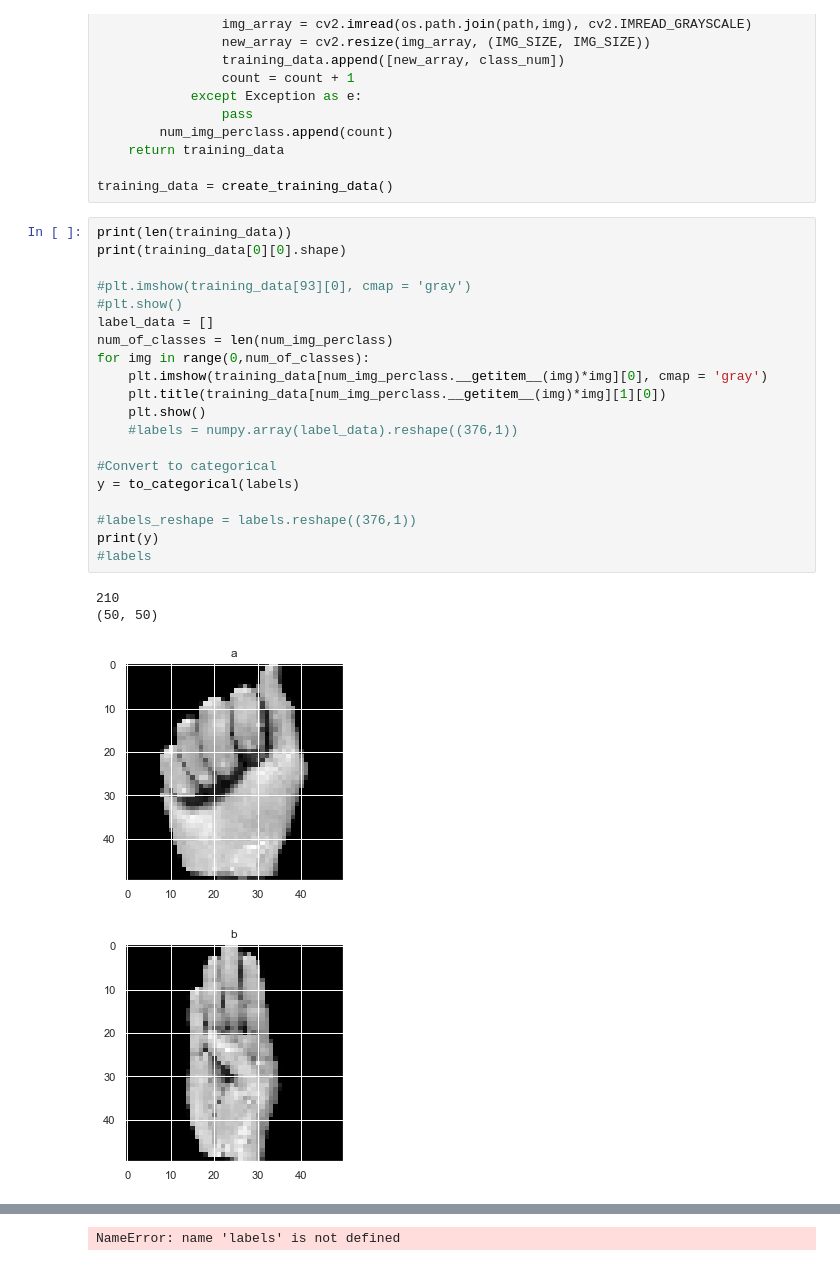
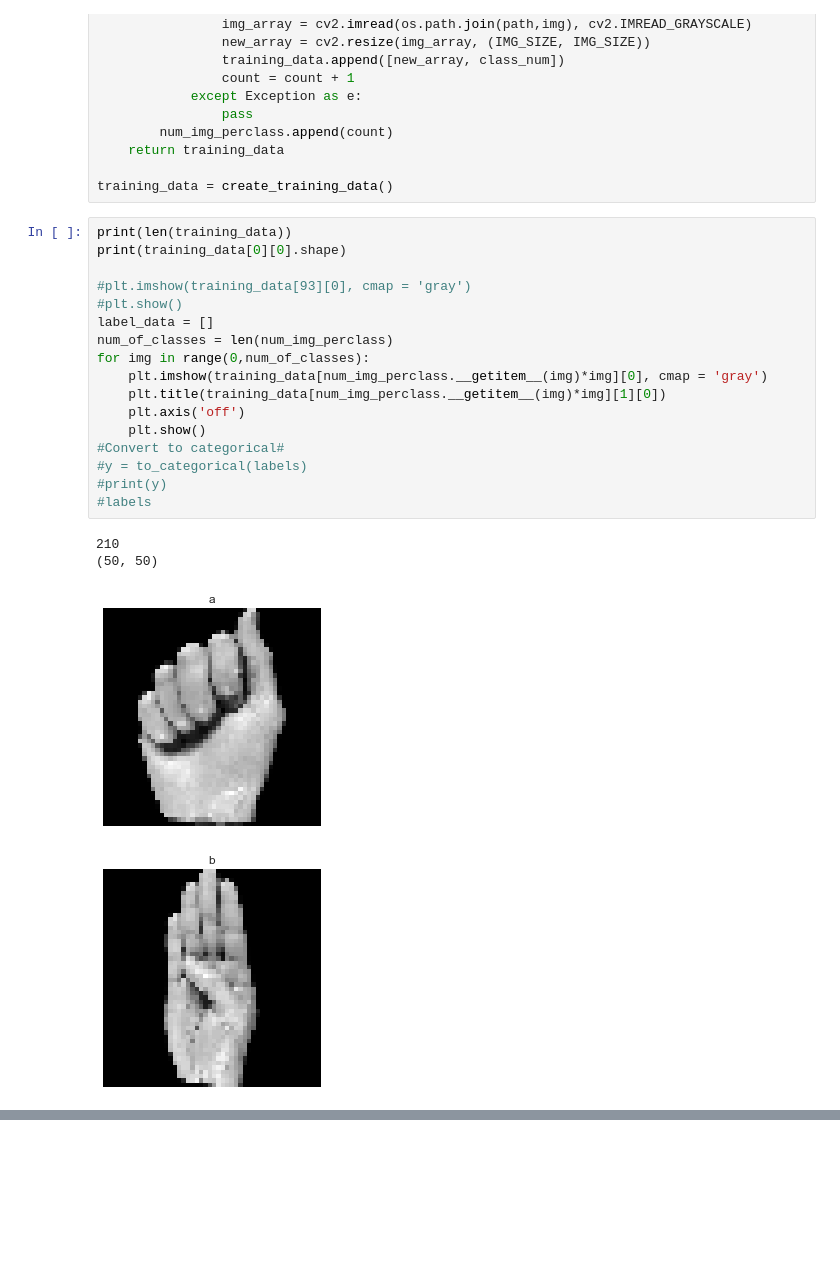
Before and after one commit to MaKaylajb/Machine-learning-for-ASL--detection-, a Jupyter notebook: ASL-data.ipynb, the cells around one changed output, grey strips where cells are left out. Saved outputs shown, nothing was run; the diff lists cells and outputs as text; blank space fills up the shorter version.

```diff
--- a/ASL-data.ipynb
+++ b/ASL-data.ipynb
@@ -57,25 +57,22 @@ training_data = create_training_data()
 # %%
 print(len(training_data))
 print(training_data[0][0].shape)
 
 #plt.imshow(training_data[93][0], cmap = 'gray')
 #plt.show()
 label_data = []
 num_of_classes = len(num_img_perclass)
 for img in range(0,num_of_classes):
     plt.imshow(training_data[num_img_perclass.__getitem__(img)*img][0], cmap = 'gray')
     plt.title(training_data[num_img_perclass.__getitem__(img)*img][1][0])
+    plt.axis('off')
     plt.show()
-    #labels = numpy.array(label_data).reshape((376,1))
-
-#Convert to categorical
-y = to_categorical(labels)
-
-#labels_reshape = labels.reshape((376,1))
-print(y)
+#Convert to categorical#
+#y = to_categorical(labels)
+#print(y)
 #labels
 # %% [output]
 210
 (50, 50)
-[figure, old version]
+[figure, new version]
-[figure, old version]
+[figure, new version]
@@ -83 +79,0 @@ print(y)
-NameError: name 'labels' is not defined
```
Also changed, not shown: parts of 2 cells of this notebook.
